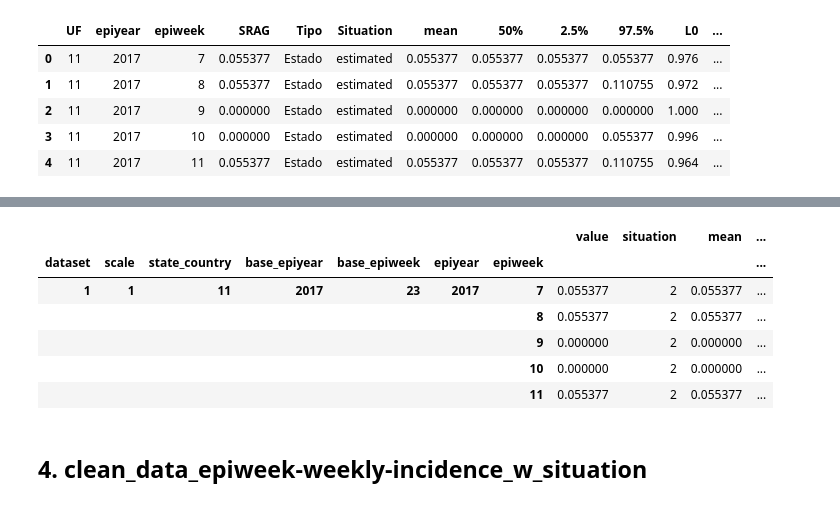
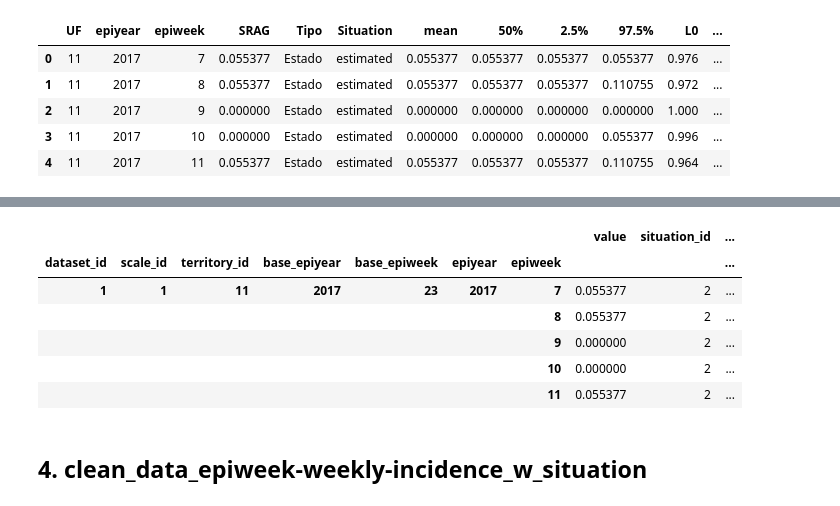
Before and after one commit to FluVigilanciaBR/fludashboard, a Jupyter notebook: Notebooks/Dataset-Migration.ipynb, the cells around one changed output, grey strips where cells are left out. Drawn from its saved outputs; the diff is of its cells as text; code cells hidden in the pictures.

```diff
--- a/Notebooks/Dataset-Migration.ipynb
+++ b/Notebooks/Dataset-Migration.ipynb
@@ -235,7 +235,7 @@ scale              int64
 dtype: object
 # %%
 # primary_keys
-pks[dataset] = ['dataset', 'scale', 'state_country', 'epiyear', 'epiweek']
+pks[dataset] = ['dataset_id', 'scale_id', 'territory_id', 'epiyear', 'epiweek']
 
 dfs[dataset].set_index(pks[dataset], inplace=True)
 dfs[dataset].head()
@@ -262,10 +262,10 @@ dfs[dataset].head()
 | 4 | 11 | 2017 | 11 | 0.055377 | Estado | estimated | 0.055377 | 0.055377 | 0.055377 | 0.110755 | 0.964 | ... |
 # %%
 migration_rules = {
-    'UF': 'state_country',
+    'UF': 'territory_id',
     'SRAG': 'value',
     'Tipo': 'territory_type',  # Not needed in the table
-    'Situation': 'situation',
+    'Situation': 'situation_id',
     '50%': 'median',
     '2.5%': 'ci_lower',
     '97.5%': 'ci_upper',
@@ -274,24 +274,24 @@ migration_rules = {
     'L2': 'high',
     'L3': 'very_high',
     'Run date': 'run_date',
-    'dado': 'dataset',  # or origin
-    'escala': 'scale'
+    'dado': 'dataset_id',  # or origin
+    'escala': 'scale_id'
 }
 
 dfs[dataset].rename(
     columns=migration_rules, inplace=True
 )
 # apply categories
-dfs[dataset].dataset = dfs[dataset].dataset.map(dataset_id)
-dfs[dataset].scale = dfs[dataset].scale.map(scale_id)
-dfs[dataset].situation = dfs[dataset].situation.map(situation_id)
-regions_indeces = dfs[dataset].state_country.isin([
+dfs[dataset].dataset_id = dfs[dataset].dataset_id.map(dataset_id)
+dfs[dataset].scale_id = dfs[dataset].scale_id.map(scale_id)
+dfs[dataset].situation_id = dfs[dataset].situation_id.map(situation_id)
+regions_indeces = dfs[dataset].territory_id.isin([
     'BR', 'RegN', 'RegL', 'RegC', 'RegS'
 ])
-dfs[dataset].loc[regions_indeces, 'state_country'] = dfs[dataset].loc[
-    regions_indeces, 'state_country'
+dfs[dataset].loc[regions_indeces, 'territory_id'] = dfs[dataset].loc[
+    regions_indeces, 'territory_id'
 ].map(region_id)
-dfs[dataset].state_country = dfs[dataset].state_country.astype(int)
+dfs[dataset].territory_id = dfs[dataset].territory_id.astype(int)
 
 # remove unnecessary fields
 dfs[dataset].drop(['territory_type'], axis=1, inplace=True)
@@ -339,21 +339,21 @@ dtype: object
 # %%
 # primary_keys
 pks[dataset] = [
-    'dataset', 'scale', 'state_country',
+    'dataset_id', 'scale_id', 'territory_id',
     'base_epiyear', 'base_epiweek',
     'epiyear', 'epiweek'
 ]
 
 dfs[dataset].set_index(pks[dataset], inplace=True)
 dfs[dataset].head()
 # %% [output]
-|  |  |  |  |  |  |  | value | situation | mean | ... |
-| dataset | scale | state_country | base_epiyear | base_epiweek | epiyear | epiweek |  |  |  | ... |
-| 1 | 1 | 11 | 2017 | 23 | 2017 | 7 | 0.055377 | 2 | 0.055377 | ... |
-|  |  |  |  |  |  | 8 | 0.055377 | 2 | 0.055377 | ... |
-|  |  |  |  |  |  | 9 | 0.000000 | 2 | 0.000000 | ... |
-|  |  |  |  |  |  | 10 | 0.000000 | 2 | 0.000000 | ... |
-|  |  |  |  |  |  | 11 | 0.055377 | 2 | 0.055377 | ... |
+|  |  |  |  |  |  |  | value | situation_id | ... |
+| dataset_id | scale_id | territory_id | base_epiyear | base_epiweek | epiyear | epiweek |  |  | ... |
+| 1 | 1 | 11 | 2017 | 23 | 2017 | 7 | 0.055377 | 2 | ... |
+|  |  |  |  |  |  | 8 | 0.055377 | 2 | ... |
+|  |  |  |  |  |  | 9 | 0.000000 | 2 | ... |
+|  |  |  |  |  |  | 10 | 0.000000 | 2 | ... |
+|  |  |  |  |  |  | 11 | 0.055377 | 2 | ... |
 # %% [markdown]
 ## 4. clean_data_epiweek-weekly-incidence_w_situation
 # %%
```
Also changed, not shown: parts of 22 cells of this notebook, 5 other files.
